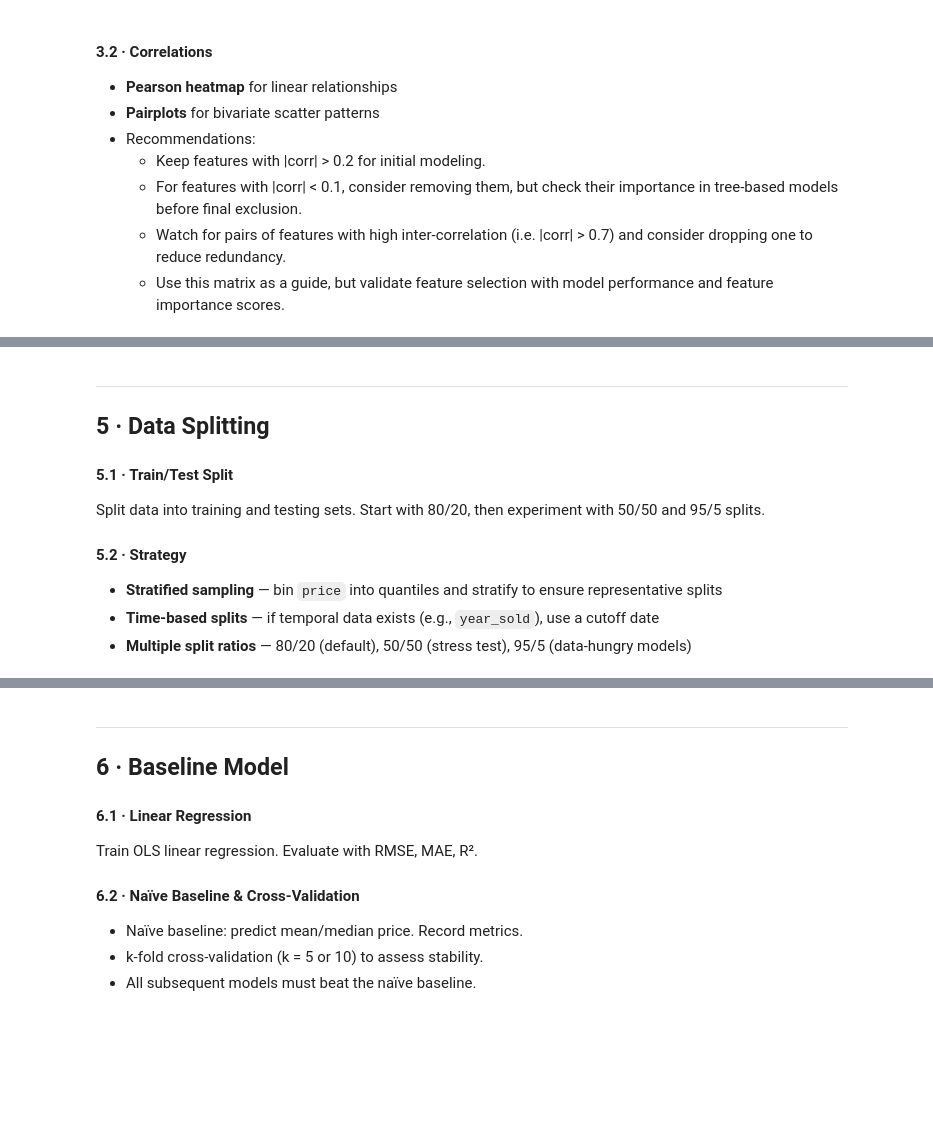
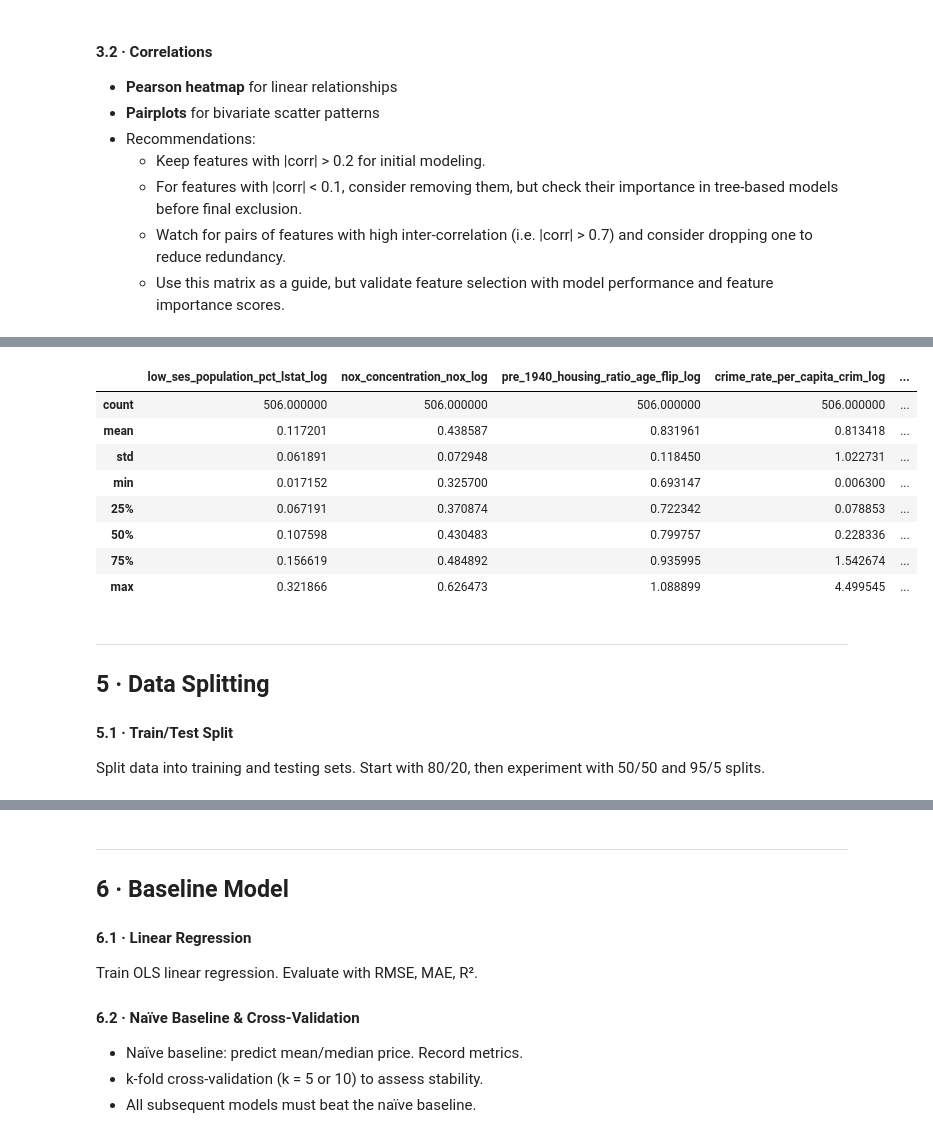
Before and after one commit to PESIII23/real-estate-price-prediction, a Jupyter notebook: src/notebooks/price_prediction_model.ipynb, the cells around one changed output, grey strips where cells are left out. Drawn from its saved outputs; the diff is of its cells as text; code cells hidden in the pictures; blank space fills up the shorter version.

```diff
--- a/src/notebooks/price_prediction_model.ipynb
+++ b/src/notebooks/price_prediction_model.ipynb
@@ -339,8 +343,8 @@ remove_cols = [
 ]
 
 # Correlation matrix to identify multi-collinearity
-df_correlation = df_transformed.drop(columns=remove_cols)
-correlation_matrix = df_correlation.corr()
+df_correlated = df_transformed.drop(columns=remove_cols)
+correlation_matrix = df_correlated.corr()
 plt.figure(figsize=(25, 30))
 sns.heatmap(correlation_matrix, annot=True, cmap='RdYlBu')
 plt.savefig(f"{path}/corr_matrix.png")
@@ -348,18 +352,15 @@ plt.close()
 
 """
 High positive correlation (corr > 0.6):
-avg_rooms_per_dwelling_rm and pre_1940_housing_ratio_age_flip_log
-avg_rooms_per_dwelling_rm and employment_center_distance_dis_log
-pre_1940_housing_ratio_age_flip_log and employment_center_distance_dis_log
-pupil_teacher_ratio_ptratio_flip_log and population_distribution_popul_flip_log
+    - avg_rooms_per_dwelling_rm and pre_1940_housing_ratio_age_flip_log
+    - avg_rooms_per_dwelling_rm and employment_center_distance_dis_log
+    - pre_1940_housing_ratio_age_flip_log and employment_center_distance_dis_log
+    - pupil_teacher_ratio_ptratio_flip_log and population_distribution_popul_flip_log
+
+Top 4 highest correlations with price:
+    - avg_rooms_per_dwelling_rm
+    - pre_1940_housing_ratio_age_flip_log
+    - employment_center_distance_dis_log
+    - low_ses_population_pct_lstat_log
+    - crime_rate_per_capita_crim_log
 """
-
-# Handle pairs collinear independent variables
-'radial_highway_access_idx_rad_log = -.35 (corr with price)'
-'crime_rate_per_capita_crim_log = -.46 (corr with price)'
-
-'property_tax_rate_tax_log = -.47 (corr with price)'
-'crime_rate_per_capita_crim_log = -.46 (corr with price)'
-
-'large_lot_zoning_ratio_zn_log_outlier = .28 (corr with price)'
-'large_lot_zoning_ratio_zn_log = .37 (corr with price)'
@@ -392,11 +429,31 @@ modeling_df = df_transformed[[
+# %%
+modeling_df = df_correlated[[
+    'low_ses_population_pct_lstat_log',
+    'nox_concentration_nox_log',
+    'pre_1940_housing_ratio_age_flip_log',
+    'crime_rate_per_capita_crim_log',
+    'non_retail_acre_ratio_indus_log',
+    'avg_rooms_per_dwelling_rm',
+    'property_tax_rate_tax_log',
+    'pupil_teacher_ratio_ptratio_flip_log',
+    'employment_center_distance_dis_log',
+    'price'
+]]
+
+modeling_df.describe()
+# %% [output]
+|  | low_ses_population_pct_lstat_log | nox_concentration_nox_log | pre_1940_housing_ratio_age_flip_log | crime_rate_per_capita_crim_log | ... |
+| count | 506.000000 | 506.000000 | 506.000000 | 506.000000 | ... |
+| mean | 0.117201 | 0.438587 | 0.831961 | 0.813418 | ... |
+| std | 0.061891 | 0.072948 | 0.118450 | 1.022731 | ... |
+| min | 0.017152 | 0.325700 | 0.693147 | 0.006300 | ... |
+| 25% | 0.067191 | 0.370874 | 0.722342 | 0.078853 | ... |
+| 50% | 0.107598 | 0.430483 | 0.799757 | 0.228336 | ... |
+| 75% | 0.156619 | 0.484892 | 0.935995 | 1.542674 | ... |
+| max | 0.321866 | 0.626473 | 1.088899 | 4.499545 | ... |
 # %% [markdown]
 ---
 ## 5 · Data Splitting
 
 #### 5.1 · Train/Test Split
 Split data into training and testing sets. Start with 80/20, then experiment with 50/50 and 95/5 splits.
-
-#### 5.2 · Strategy
-- **Stratified sampling** — bin `price` into quantiles and stratify to ensure representative splits
-- **Time-based splits** — if temporal data exists (e.g., `year_sold`), use a cutoff date
-- **Multiple split ratios** — 80/20 (default), 50/50 (stress test), 95/5 (data-hungry models)
```
Also changed, not shown: parts of 10 cells of this notebook.
